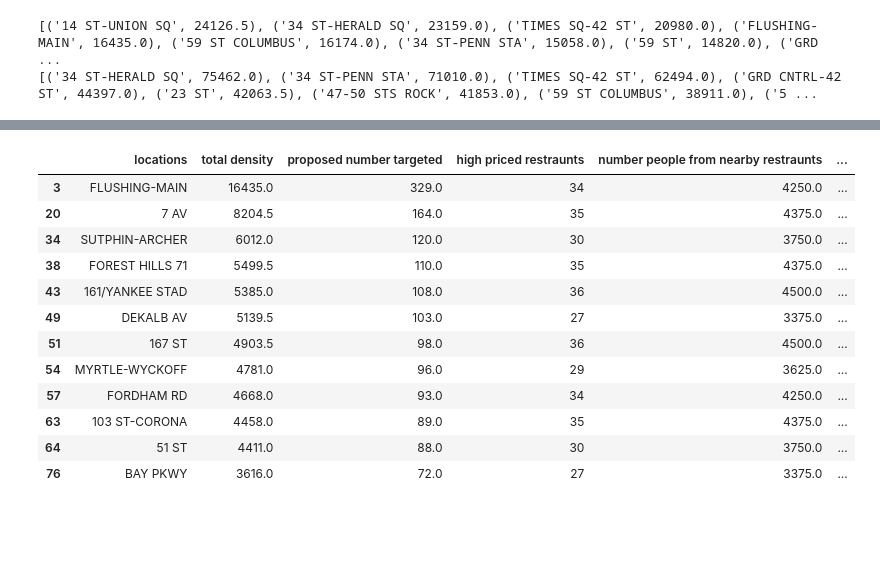
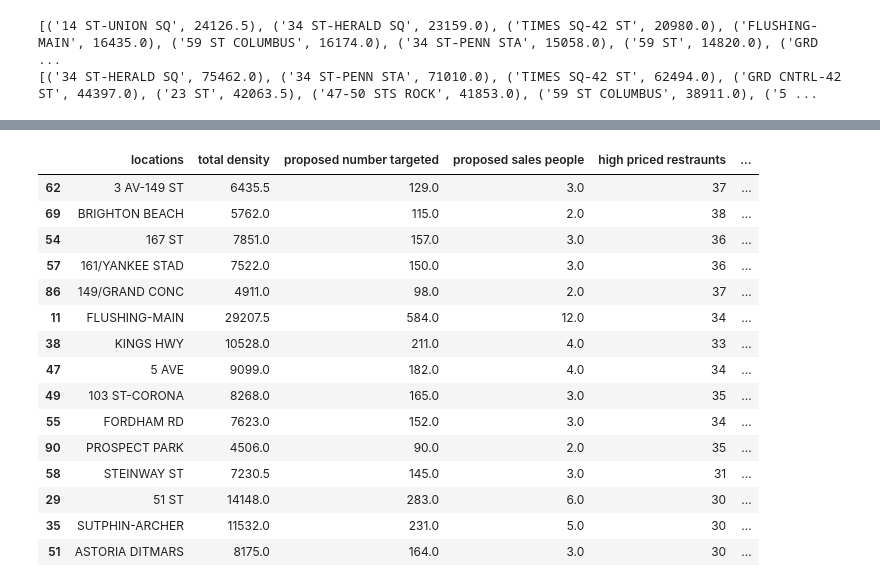
Before and after one commit to MCassetti/project_benson, a Jupyter notebook: Project_One_Template.ipynb, the cells around one changed output, grey strips where cells are left out. Cells and saved outputs as stored; diff of their text form; code cells hidden in the pictures; blank space fills up the shorter version.

```diff
--- a/Project_One_Template.ipynb
+++ b/Project_One_Template.ipynb
@@ -97,7 +97,7 @@ print(eight_sorted_totals)
 # %%
 locations = []
 print(len(eight_sorted_totals),len(sorted_totals))
-for key, value in sorted_totals:
+for key, value in eight_sorted_totals:
     locations.append(key)
 locations[0]
 # %% [output]
@@ -162,16 +164,18 @@ len(res_dict)
 #for i in range(0,100):
 #   print(sorted_totals[i],sorted_rest[i])
 new_df = pd.DataFrame()
-new_df['locations'] = [x[0] for x in sorted_totals]
-new_df['total density'] = [x[1] for x in sorted_totals]
+new_df['locations'] = [x[0] for x in eight_sorted_totals]
+new_df['total density'] = [x[1] for x in eight_sorted_totals]
+#new_df['density by time'] = eight_sorted_totals
 new_df['proposed number targeted'] = round(0.02*new_df['total density'])
-new_df['high priced restraunts'] = [value for key,value in res_dict.items()]
-new_df['number people from nearby restraunts'] = ((250/2)*new_df['high priced restraunts'])
+new_df['proposed sales people'] = round(new_df['proposed number targeted']/(240/5)) #5minutes per person-4hr window
+new_df['high priced restaurants'] = [value for key,value in res_dict.items()]
+new_df['number people from nearby restaurants'] = ((250/2)*new_df['high priced restaurants'])
 #new_df['proposed number targeted'] = round(0.05*new_df["total density"])
-#new_df['high priced restraunts'] = [value for key,value in res_dict.items()]
-#new_df['number people from nearby restraunts'] = ((250/2)*new_df['high priced restraunts'])
-new_df['percentage from restraunts'] = new_df['number people from nearby restraunts']/new_df['total density']
-new_df['proposed number donations'] = round(new_df['percentage from restraunts']*new_df['proposed number targeted']*0.20)
+new_df['high priced restaurants'] = [value for key,value in res_dict.items()]
+#new_df['number people from nearby restaurants'] = round(((250/2)*new_df['high priced restaurants']))
+new_df['percentage from restaurants'] = new_df['number people from nearby restaurants']/new_df['total density']
+new_df['proposed number donations'] = round(new_df['percentage from $$$$ restaurants']*new_df['proposed number targeted']*0.20)
 
 # 250 customers in restraunt at least half come from MTA, at least 50% come from MTA, since nobody wants to drive
 new_df
@@ -197,22 +184,25 @@ new_df
 # %%
-test = new_df[((new_df['proposed number donations'] > 12.0) & (new_df['percentage from restraunts'] < 1.0) &  (new_df['proposed number targeted'] > 50))]
+test = new_df[((new_df['worst case proposed number donations'] >= 15.0) & (new_df['percentage from restraunts'] < 1.0) &  (new_df['proposed number targeted'] > 20))]
 #test
-# %%
-test
-# %% [output]
-|  | locations | total density | proposed number targeted | high priced restraunts | number people from nearby restraunts | ... |
-| 3 | FLUSHING-MAIN | 16435.0 | 329.0 | 34 | 4250.0 | ... |
-| 20 | 7 AV | 8204.5 | 164.0 | 35 | 4375.0 | ... |
-| 34 | SUTPHIN-ARCHER | 6012.0 | 120.0 | 30 | 3750.0 | ... |
-| 38 | FOREST HILLS 71 | 5499.5 | 110.0 | 35 | 4375.0 | ... |
-| 43 | 161/YANKEE STAD | 5385.0 | 108.0 | 36 | 4500.0 | ... |
-| 49 | DEKALB AV | 5139.5 | 103.0 | 27 | 3375.0 | ... |
-| 51 | 167 ST | 4903.5 | 98.0 | 36 | 4500.0 | ... |
-| 54 | MYRTLE-WYCKOFF | 4781.0 | 96.0 | 29 | 3625.0 | ... |
-| 57 | FORDHAM RD | 4668.0 | 93.0 | 34 | 4250.0 | ... |
-| 63 | 103 ST-CORONA | 4458.0 | 89.0 | 35 | 4375.0 | ... |
-| 64 | 51 ST | 4411.0 | 88.0 | 30 | 3750.0 | ... |
-| 76 | BAY PKWY | 3616.0 | 72.0 | 27 | 3375.0 | ... |
+# %%
+test.sort_values(by=['worst case proposed number donations'], ascending=False)
+# %% [output]
+|  | locations | total density | proposed number targeted | proposed sales people | high priced restraunts | ... |
+| 62 | 3 AV-149 ST | 6435.5 | 129.0 | 3.0 | 37 | ... |
+| 69 | BRIGHTON BEACH | 5762.0 | 115.0 | 2.0 | 38 | ... |
+| 54 | 167 ST | 7851.0 | 157.0 | 3.0 | 36 | ... |
+| 57 | 161/YANKEE STAD | 7522.0 | 150.0 | 3.0 | 36 | ... |
+| 86 | 149/GRAND CONC | 4911.0 | 98.0 | 2.0 | 37 | ... |
+| 11 | FLUSHING-MAIN | 29207.5 | 584.0 | 12.0 | 34 | ... |
+| 38 | KINGS HWY | 10528.0 | 211.0 | 4.0 | 33 | ... |
+| 47 | 5 AVE | 9099.0 | 182.0 | 4.0 | 34 | ... |
+| 49 | 103 ST-CORONA | 8268.0 | 165.0 | 3.0 | 35 | ... |
+| 55 | FORDHAM RD | 7623.0 | 152.0 | 3.0 | 34 | ... |
+| 90 | PROSPECT PARK | 4506.0 | 90.0 | 2.0 | 35 | ... |
+| 58 | STEINWAY ST | 7230.5 | 145.0 | 3.0 | 31 | ... |
+| 29 | 51 ST | 14148.0 | 283.0 | 6.0 | 30 | ... |
+| 35 | SUTPHIN-ARCHER | 11532.0 | 231.0 | 5.0 | 30 | ... |
+| 51 | ASTORIA DITMARS | 8175.0 | 164.0 | 3.0 | 30 | ... |
 # %%
 #df.loc[(df['real_exits'] < 0) | (df['real_exits'] > 100000), 'real_exits'] = np.nan
 # %%
```
Also changed, not shown: parts of 6 cells of this notebook.
